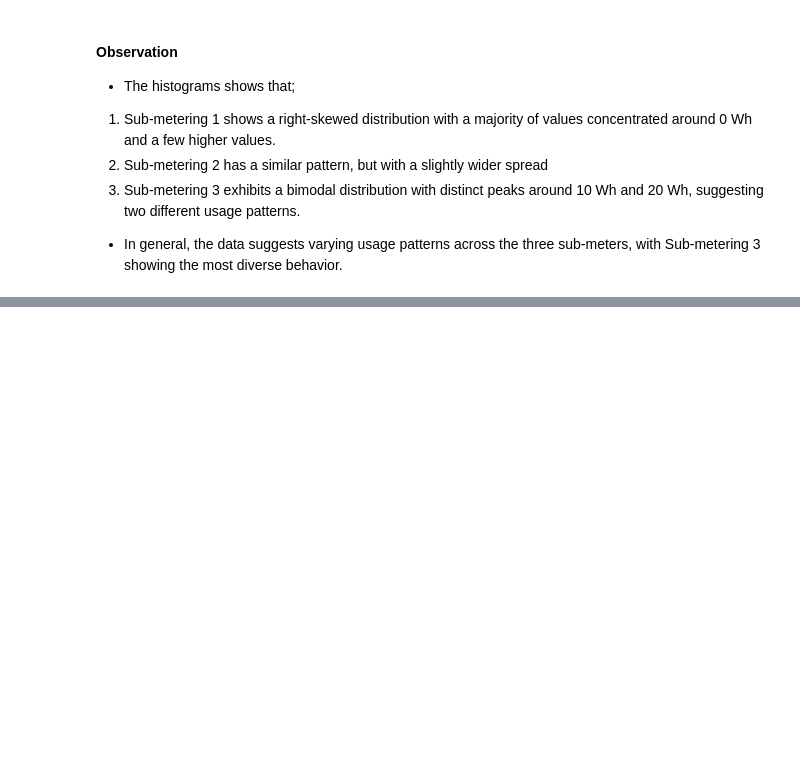
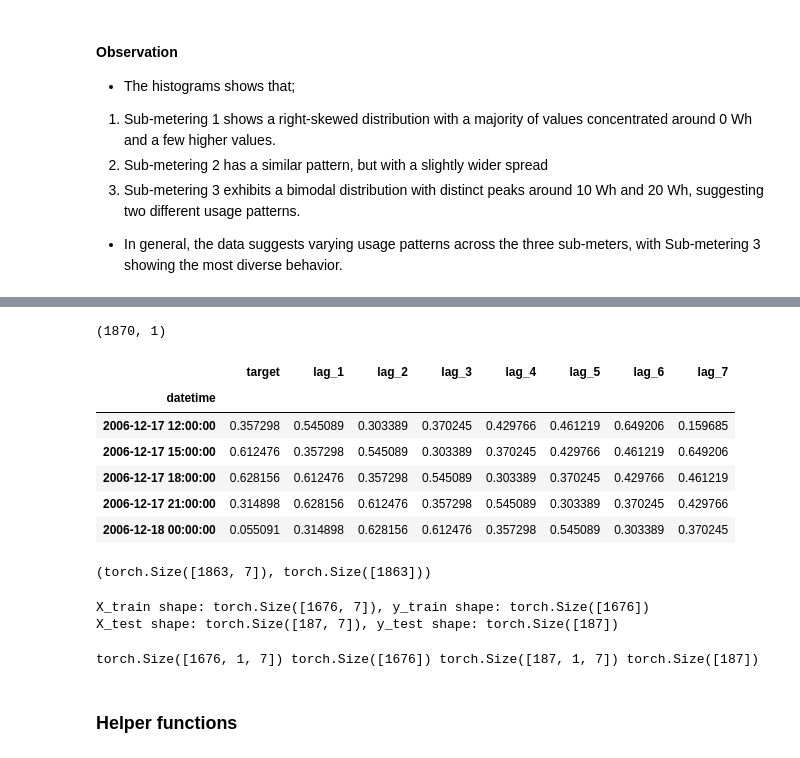
Before and after one commit to SainavyaGadde/DataScienceFinalProject, a Jupyter notebook: data_science_project.ipynb, the cells around one changed output, grey strips where cells are left out. Cells and saved outputs as stored; diff of their text form; code cells hidden in the pictures; blank space fills up the shorter version.

```diff
--- a/data_science_project.ipynb
+++ b/data_science_project.ipynb
@@ -1185,0 +775,3 @@ Epoch 40/40 Train Loss: 0.04448 Train rmse: 0.21239  Val Loss 0.07902  val rmse
+# %%
+final_series = df['Global_active_power'].resample('3H').sum()
+final_series
@@ -1185,0 +794,60 @@ Epoch 40/40 Train Loss: 0.04448 Train rmse: 0.21239  Val Loss 0.07902  val rmse
+# %%
+# scale the data
+#  Normalizing Features
+scaler = MinMaxScaler(feature_range=(0, 1))
+final_series_scaled = scaler.fit_transform(final_series.values.reshape(-1,1))
+final_series_scaled.shape
+# %% [output]
+(1870, 1)
+# %%
+final_data = pd.DataFrame(final_series_scaled.flatten(), columns=["target"])
+final_data.index = final_series.index
+# %%
+# add some data as lags which will be used as features for predictors.
+for lag_val in range(1,8):
+    final_data[f'lag_{lag_val}'] = final_data['target'].shift(lag_val)
+
+# drop nulls/ This is caused while creating lag features
+final_data.dropna(inplace=True)
+# %%
+# check the data
+final_data.head()
+# %% [output]
+|  | target | lag_1 | lag_2 | lag_3 | lag_4 | lag_5 | lag_6 | lag_7 |
+| datetime |  |  |  |  |  |  |  |  |
+| 2006-12-17 12:00:00 | 0.357298 | 0.545089 | 0.303389 | 0.370245 | 0.429766 | 0.461219 | 0.649206 | 0.159685 |
+| 2006-12-17 15:00:00 | 0.612476 | 0.357298 | 0.545089 | 0.303389 | 0.370245 | 0.429766 | 0.461219 | 0.649206 |
+| 2006-12-17 18:00:00 | 0.628156 | 0.612476 | 0.357298 | 0.545089 | 0.303389 | 0.370245 | 0.429766 | 0.461219 |
+| 2006-12-17 21:00:00 | 0.314898 | 0.628156 | 0.612476 | 0.357298 | 0.545089 | 0.303389 | 0.370245 | 0.429766 |
+| 2006-12-18 00:00:00 | 0.055091 | 0.314898 | 0.628156 | 0.612476 | 0.357298 | 0.545089 | 0.303389 | 0.370245 |
+# %%
+# create train/target features as tensors
+X, y = torch.tensor(final_data.drop("target", axis=1).values, dtype=torch.float32), torch.tensor(final_data.target, dtype=torch.float32)
+
+
+X.shape, y.shape
+# %% [output]
+(torch.Size([1863, 7]), torch.Size([1863]))
+# %%
+# --- Train-Test Split ---
+# split into training and testing sets (based on time, the last 10% is for validation)
+train_size = int(len(X) * 0.90)  # 90% for training
+X_train, X_test = X[:train_size], X[train_size:]
+y_train, y_test = y[:train_size], y[train_size:]
+
+# check size
+print(f"X_train shape: {X_train.shape}, y_train shape: {y_train.shape}")
+print(f"X_test shape: {X_test.shape}, y_test shape: {y_test.shape}")
+# %% [output]
+X_train shape: torch.Size([1676, 7]), y_train shape: torch.Size([1676])
+X_test shape: torch.Size([187, 7]), y_test shape: torch.Size([187])
+# %%
+# we need to convert the data into 3D in order to train LSTM/RNNS i.e [samples, timesteps, features].
+# we we did not do any timesteps hence it is 1
+Xtrain = X_train.reshape((X_train.shape[0], 1, X_train.shape[1]))
+Xtest = X_test.reshape((X_test.shape[0], 1, X_test.shape[1]))
+print(Xtrain.shape, y_train.shape, Xtest.shape, y_test.shape)
+# %% [output]
+torch.Size([1676, 1, 7]) torch.Size([1676]) torch.Size([187, 1, 7]) torch.Size([187])
+# %% [markdown]
+### Helper functions
```
Also changed, not shown: parts of 127 cells of this notebook.
